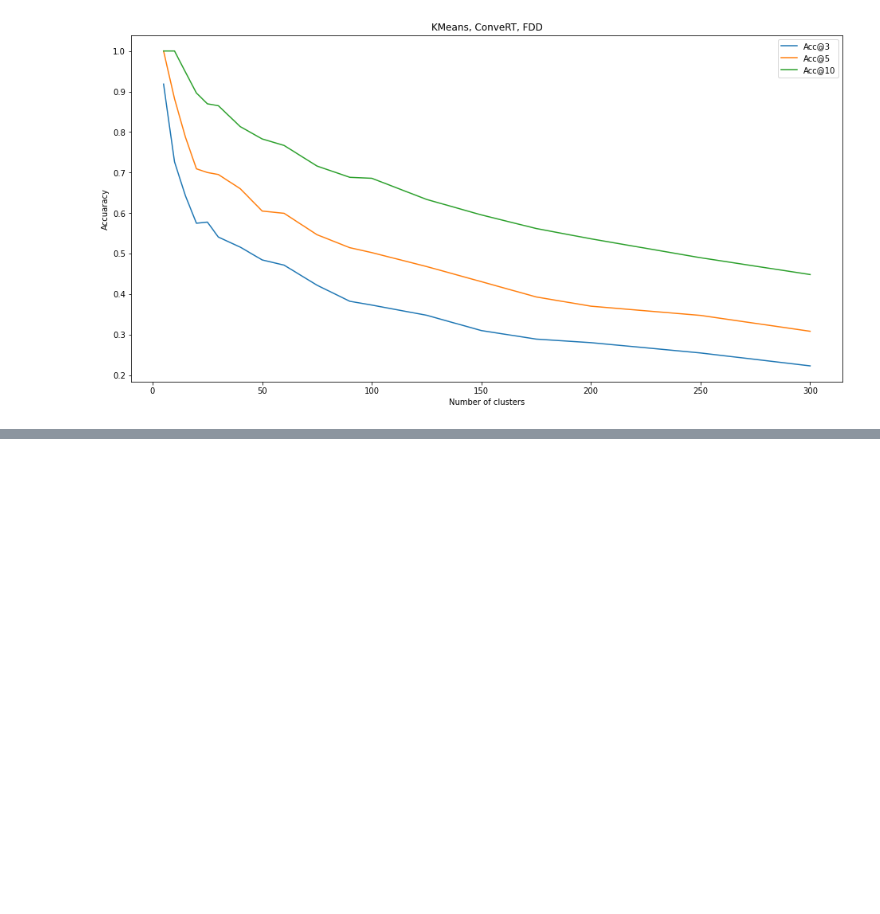
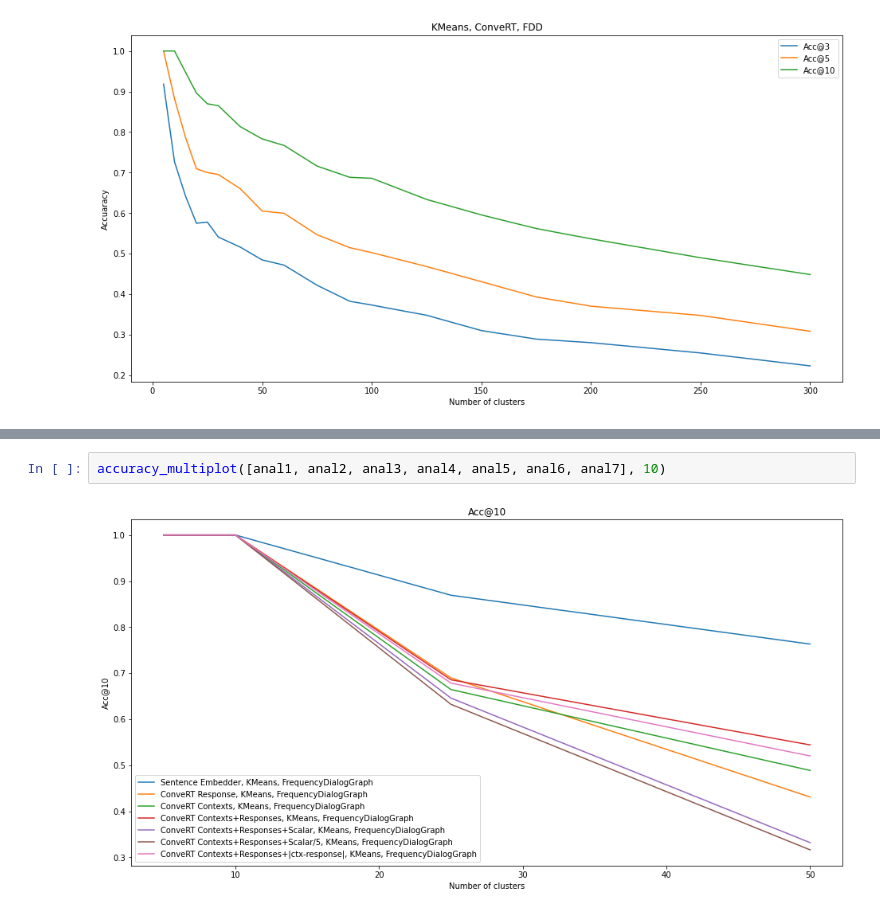
Before and after one commit to Gaoadt/dialog-graph-construction, a Jupyter notebook: notebooks/DialogGraphConstructing.ipynb, the cells around one changed output, grey strips where cells are left out. Drawn from its saved outputs; the diff is of its cells as text; blank space fills up the shorter version.

```diff
--- a/notebooks/DialogGraphConstructing.ipynb
+++ b/notebooks/DialogGraphConstructing.ipynb
@@ -1917,0 +2075,4 @@ anal.plot()
+# %%
+accuracy_multiplot([anal1, anal2, anal3, anal4, anal5, anal6, anal7], 10)
+# %% [output]
+[figure, added]
```
Also changed, not shown: parts of 35 cells of this notebook.
